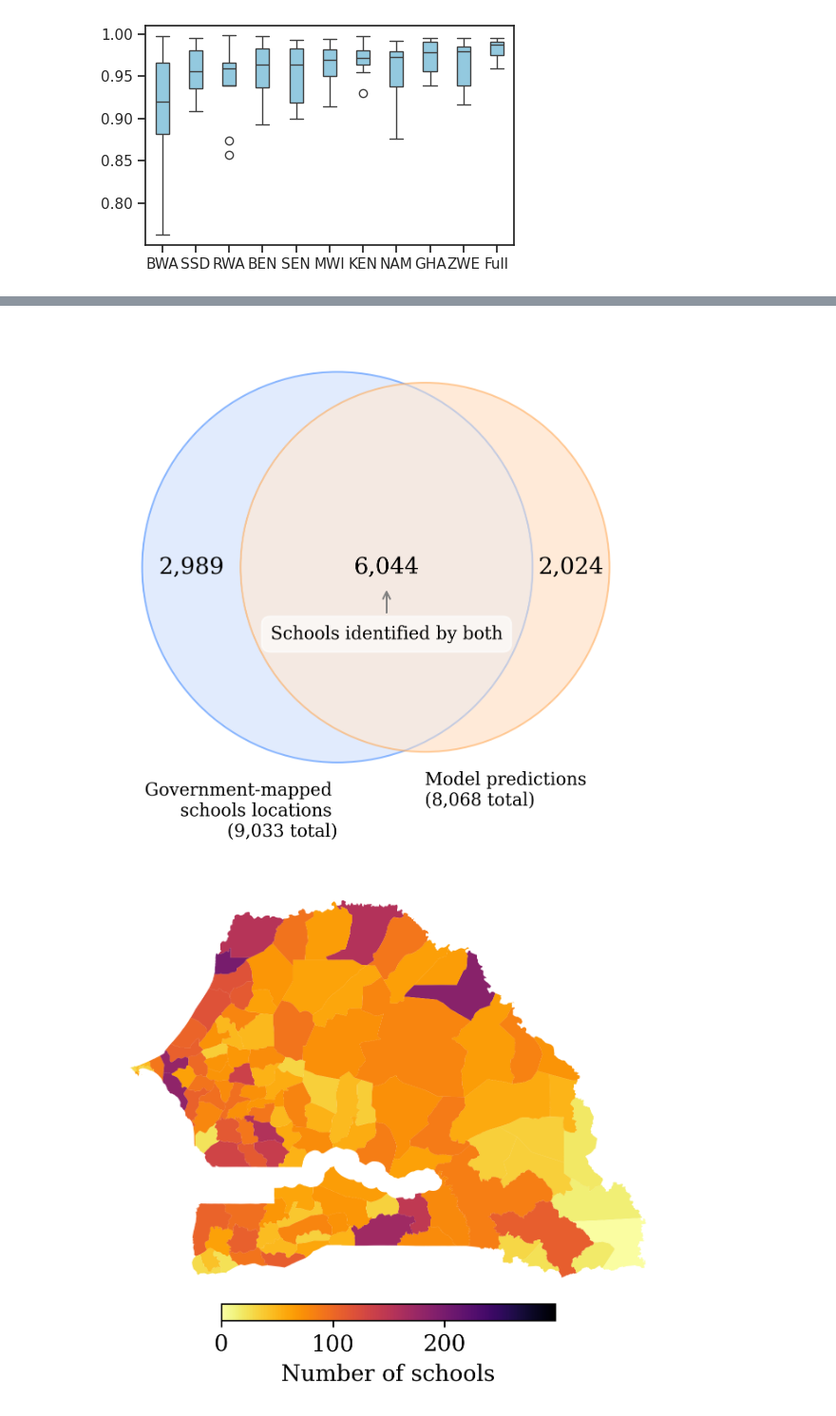
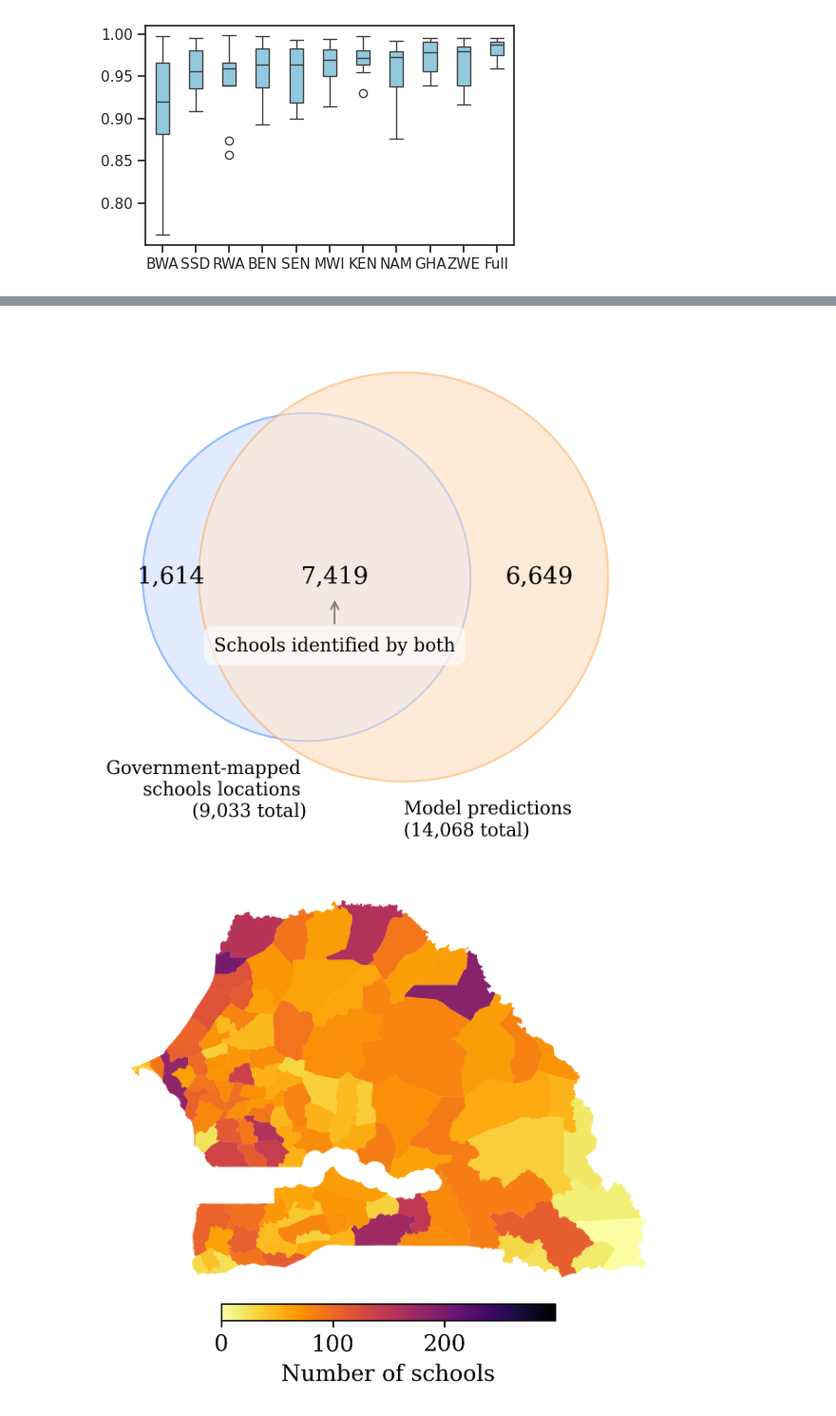
Before and after one commit to unicef/giga-global-school-mapping, a Jupyter notebook: notebooks/10_post_analysis.ipynb, the cells around one changed output, grey strips where cells are left out. Shown: that part at 95% size. Drawn from its saved outputs; the diff is of its cells as text; code cells hidden in the pictures.

```diff
--- a/notebooks/10_post_analysis.ipynb
+++ b/notebooks/10_post_analysis.ipynb
@@ -55,9 +57,9 @@ plot_utils.plot_pie_chart(master, source="master")
 # %% [output]
 [figure]
 # %%
-plot_utils.plot_venn_diagram(master[master["clean"] == 0], preds[preds.prob > 0.8], threshold_dist=250)
+plot_utils.plot_venn_diagram(master[master["clean"] == 0], preds, threshold_dist=250)
 # %% [output]
-[figure, old version]
+[figure, new version]
 # %%
 plot_utils.plot_choropleth(master, preds[preds.prob > 0.5], data_config, iso_code, threshold_dist=250, adm_level="ADM3")
 # %% [output]
```
Also changed, not shown: parts of 4 cells of this notebook, 6 other files.
